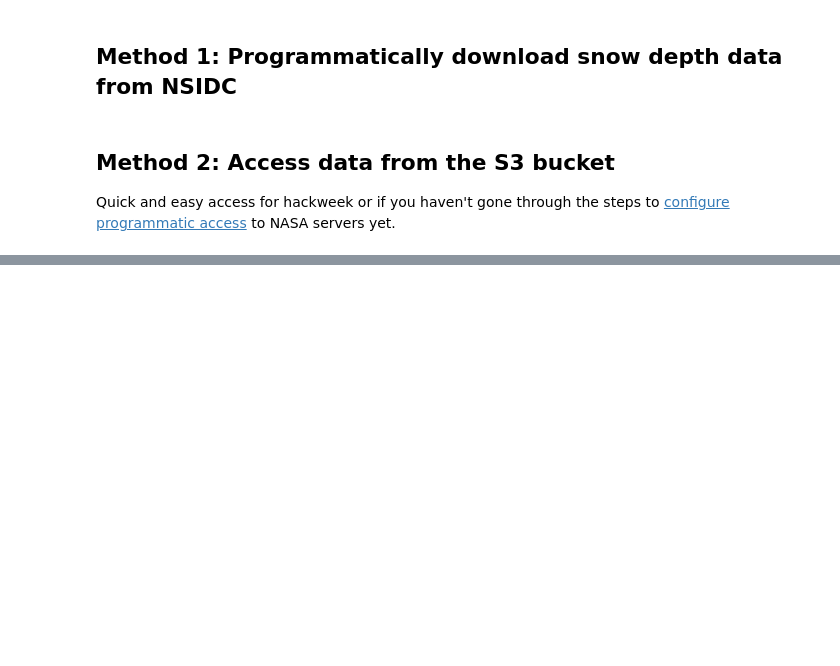
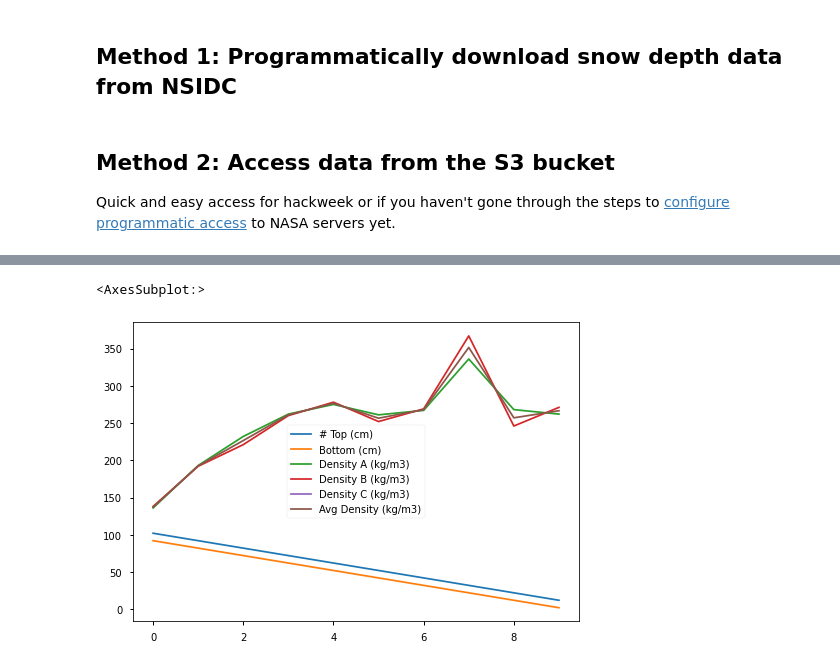
Before and after one commit to snowex-hackweek/website-2021, a Jupyter notebook: book/tutorials/core-datasets/02_data-package.ipynb, the cells around one changed output, grey strips where cells are left out. Drawn from its saved outputs; the diff is of its cells as text; code cells hidden in the pictures; blank space fills up the shorter version.

```diff
--- a/book/tutorials/core-datasets/02_data-package.ipynb
+++ b/book/tutorials/core-datasets/02_data-package.ipynb
@@ -178,5 +284,4 @@ d
-# %%
-with fs.open('/snowex-data/tutorial-data/core-datasets/pits/SnowEx20_SnowPits_GMIOP_20200128_5N19_density_v01.csv', 'rb') as f:
-#     df = pd.DataFrame(f)
-    d = pd.read_csv(f, header=7)
-d
+# %%
+#average density columns
+d['Avg Density (kg/m3)'] = d[['Density A (kg/m3)', 'Density B (kg/m3)']].mean(axis=1)
+d
@@ -182,0 +300,5 @@ d
+# %%
+d.plot()
+# %% [output]
+<AxesSubplot:>
+[figure, added]
```
Also changed, not shown: parts of 40 cells of this notebook, 10 other files.
